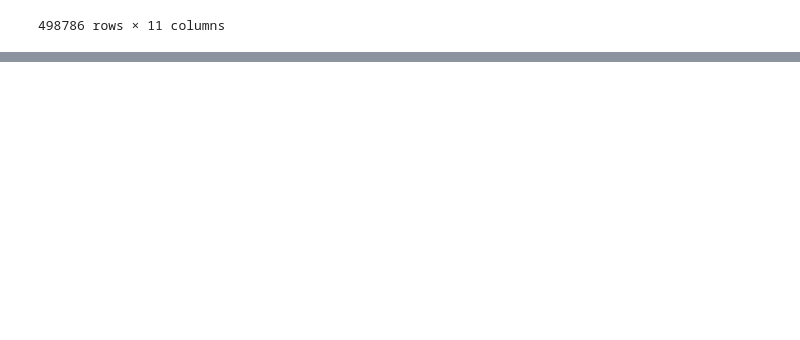
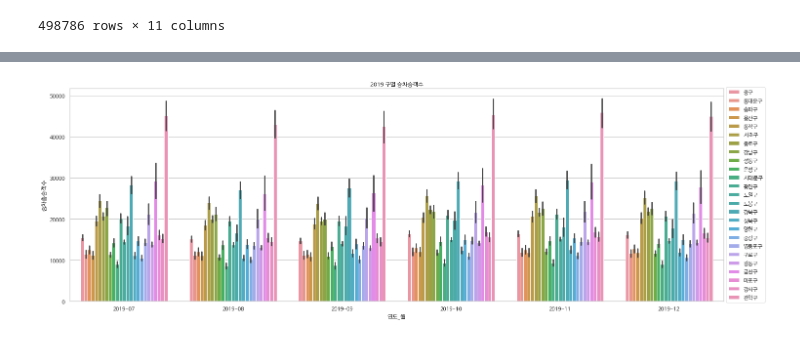
Before and after one commit to cabbi120101/End-to-end, a Jupyter notebook: 공모전공부/시각화프로젝트/대중교통(지하철데이터그래프).ipynb, the cells around one changed output, grey strips where cells are left out. Saved outputs shown, nothing was run; the diff lists cells and outputs as text; code cells hidden in the pictures; blank space fills up the shorter version.

```diff
--- a/공모전공부/시각화프로젝트/대중교통(지하철데이터그래프).ipynb
+++ b/공모전공부/시각화프로젝트/대중교통(지하철데이터그래프).ipynb
@@ -119,0 +428,17 @@ big_df
+# %%
+sns.set(font="NanumBarunGothic",
+        # rc={"axes.unicode_minus":False},
+        style='whitegrid')
+plt.figure(figsize=(24,8))
+sns.barplot(
+    x="연도_월",
+    y='승차총승객수',
+    hue="구",
+    data=df_2019.sort_values(['연도_월'])
+    )
+plt.legend(loc='center left', bbox_to_anchor=(1,0.5))
+plt.title("2019 구별 승차승객수")
+plt.savefig('/content/data/2019구별승차자_막대그래프.png',dpi=100)
+plt.show()
+# %% [output]
+[figure, added]
```
Also changed, not shown: parts of 51 cells of this notebook.
